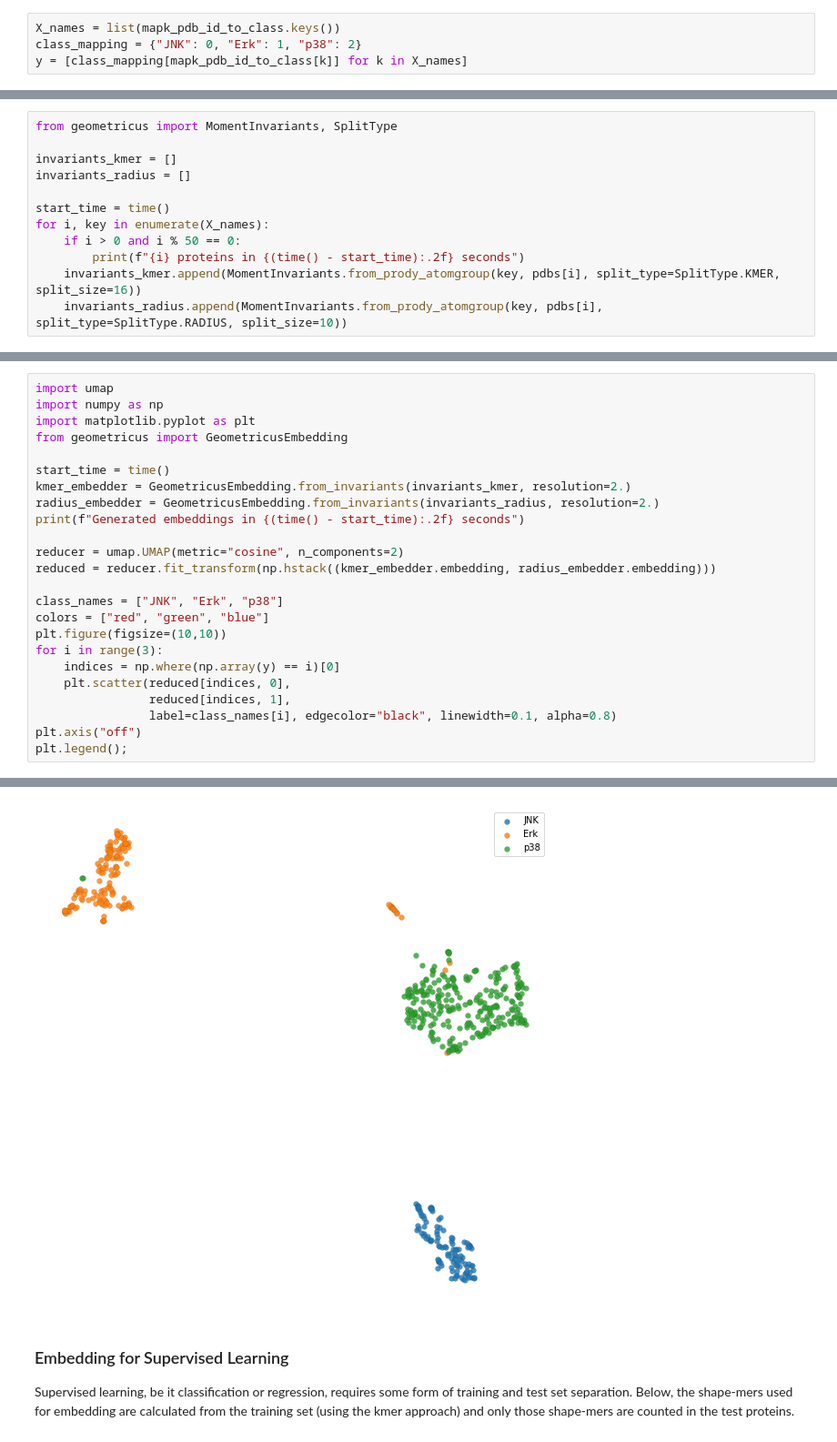
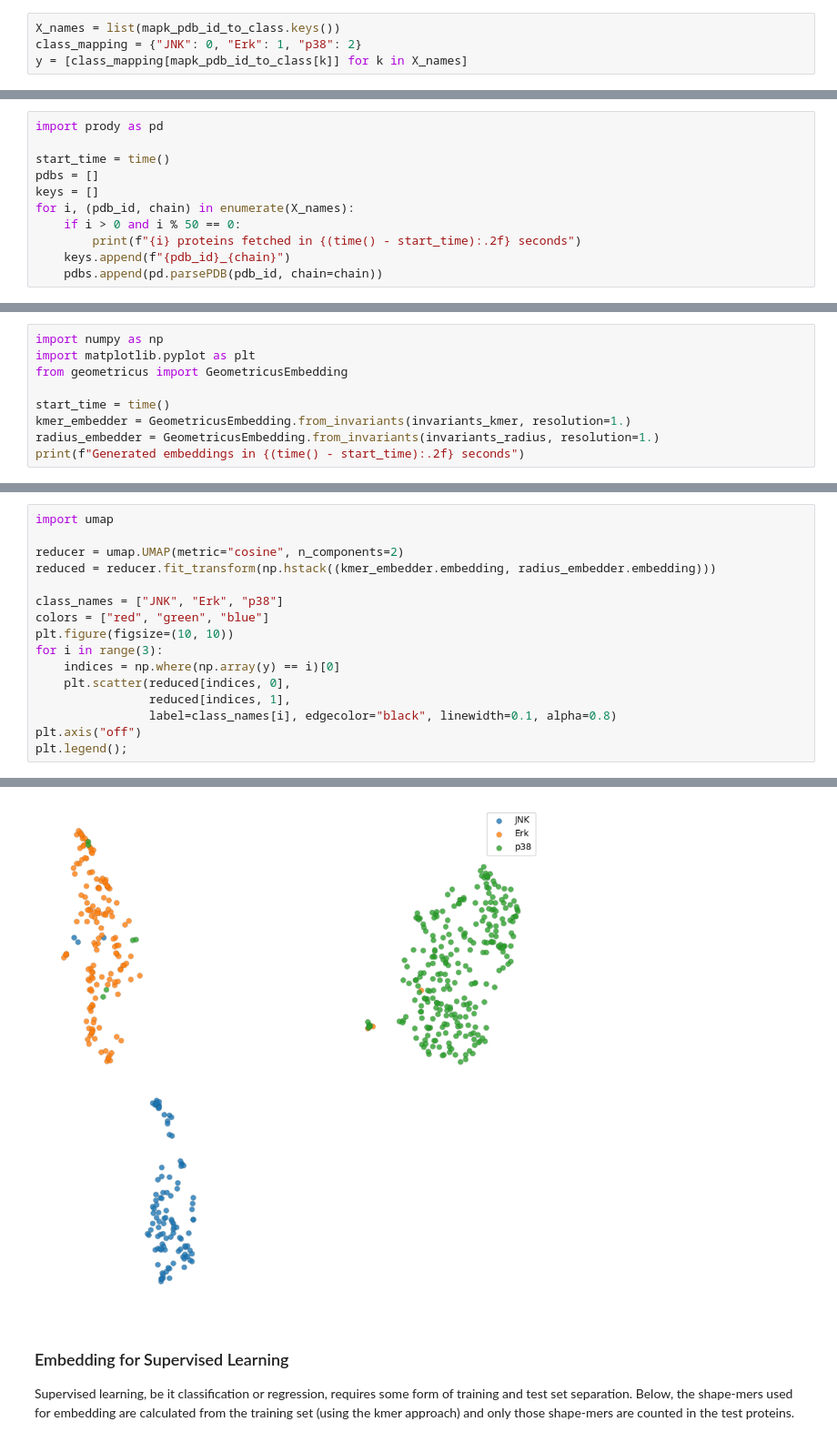
Before and after one commit to TurtleTools/geometricus, a Jupyter notebook: notebooks/getting_started.ipynb, the cells around one changed output, grey strips where cells are left out. Shown at 91% size. Drawn from its saved outputs; the diff is of its cells as text.

```diff
--- a/notebooks/getting_started.ipynb
+++ b/notebooks/getting_started.ipynb
@@ -30,0 +33,11 @@ y = [class_mapping[mapk_pdb_id_to_class[k]] for k in X_names]
+# %%
+import prody as pd
+
+start_time = time()
+pdbs = []
+keys = []
+for i, (pdb_id, chain) in enumerate(X_names):
+    if i > 0 and i % 50 == 0:
+        print(f"{i} proteins fetched in {(time() - start_time):.2f} seconds")
+    keys.append(f"{pdb_id}_{chain}")
+    pdbs.append(pd.parsePDB(pdb_id, chain=chain))
@@ -70,12 +98,0 @@ Below we use `SplitType.KMER` with a `split_size` (i.e. kmer size) of 16 and `Sp
-# %%
-from geometricus import MomentInvariants, SplitType
-
-invariants_kmer = []
-invariants_radius = []
-
-start_time = time()
-for i, key in enumerate(X_names):
-    if i > 0 and i % 50 == 0:
-        print(f"{i} proteins in {(time() - start_time):.2f} seconds")
-    invariants_kmer.append(MomentInvariants.from_prody_atomgroup(key, pdbs[i], split_type=SplitType.KMER, split_size=16))
-    invariants_radius.append(MomentInvariants.from_prody_atomgroup(key, pdbs[i], split_type=SplitType.RADIUS, split_size=10))
@@ -100,0 +101,9 @@ Embeddings across all proteins can be used for dimensionality reduction and visu
+# %%
+import numpy as np
+import matplotlib.pyplot as plt
+from geometricus import GeometricusEmbedding
+
+start_time = time()
+kmer_embedder = GeometricusEmbedding.from_invariants(invariants_kmer, resolution=1.)
+radius_embedder = GeometricusEmbedding.from_invariants(invariants_radius, resolution=1.)
+print(f"Generated embeddings in {(time() - start_time):.2f} seconds")
@@ -101,20 +116,12 @@ Embeddings across all proteins can be used for dimensionality reduction and visu
 # %%
 import umap
-import numpy as np
-import matplotlib.pyplot as plt
-from geometricus import GeometricusEmbedding
-
-start_time = time()
-kmer_embedder = GeometricusEmbedding.from_invariants(invariants_kmer, resolution=2.)
-radius_embedder = GeometricusEmbedding.from_invariants(invariants_radius, resolution=2.)
-print(f"Generated embeddings in {(time() - start_time):.2f} seconds")
 
 reducer = umap.UMAP(metric="cosine", n_components=2)
 reduced = reducer.fit_transform(np.hstack((kmer_embedder.embedding, radius_embedder.embedding)))
 
 class_names = ["JNK", "Erk", "p38"]
 colors = ["red", "green", "blue"]
-plt.figure(figsize=(10,10))
+plt.figure(figsize=(10, 10))
 for i in range(3):
     indices = np.where(np.array(y) == i)[0]
     plt.scatter(reduced[indices, 0],
@@ -127,4 +134,4 @@ Generated embeddings in 1.19 seconds
-[figure, old version]
+[figure, new version]
 # %% [markdown]
 ### Embedding for Supervised Learning
 Supervised learning, be it classification or regression, requires some form of training and test set separation.
```
Also changed, not shown: parts of 17 cells of this notebook, 10 other files.
